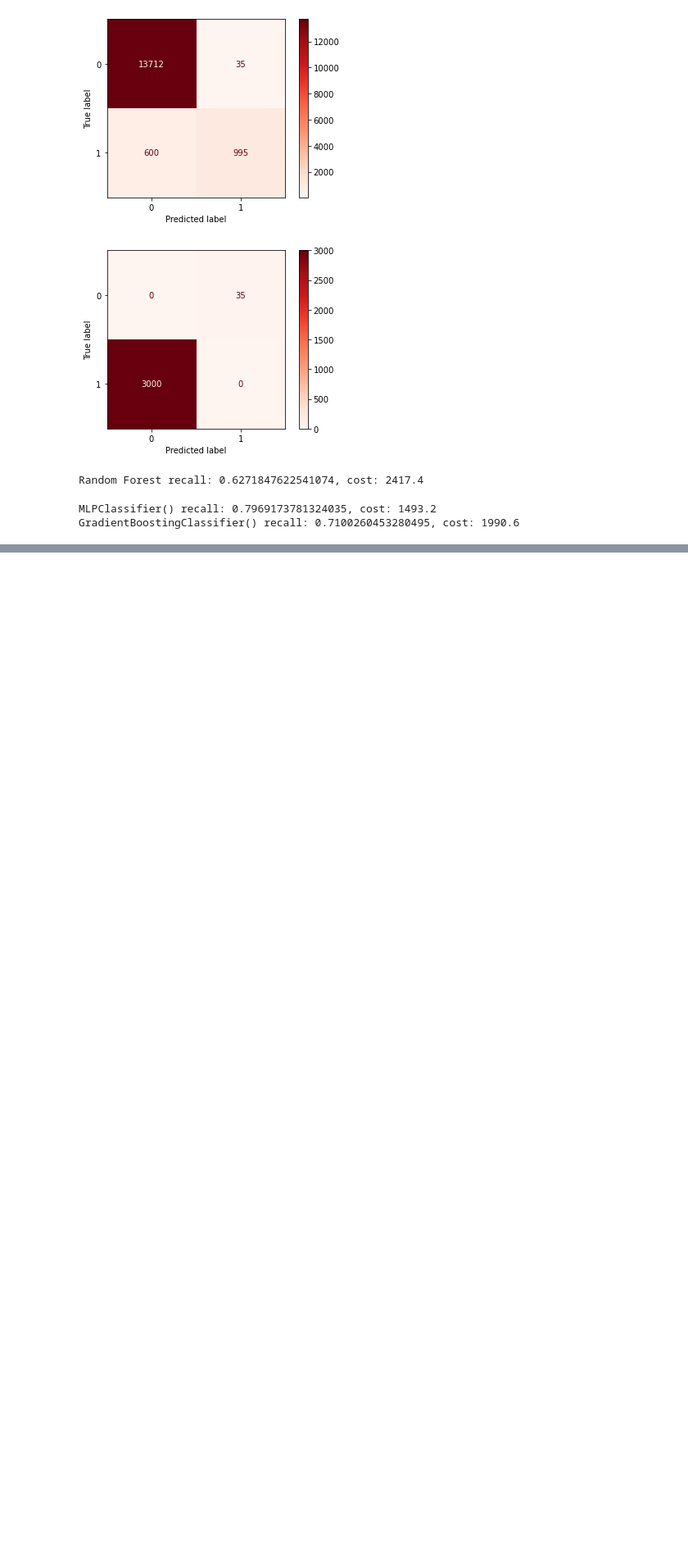
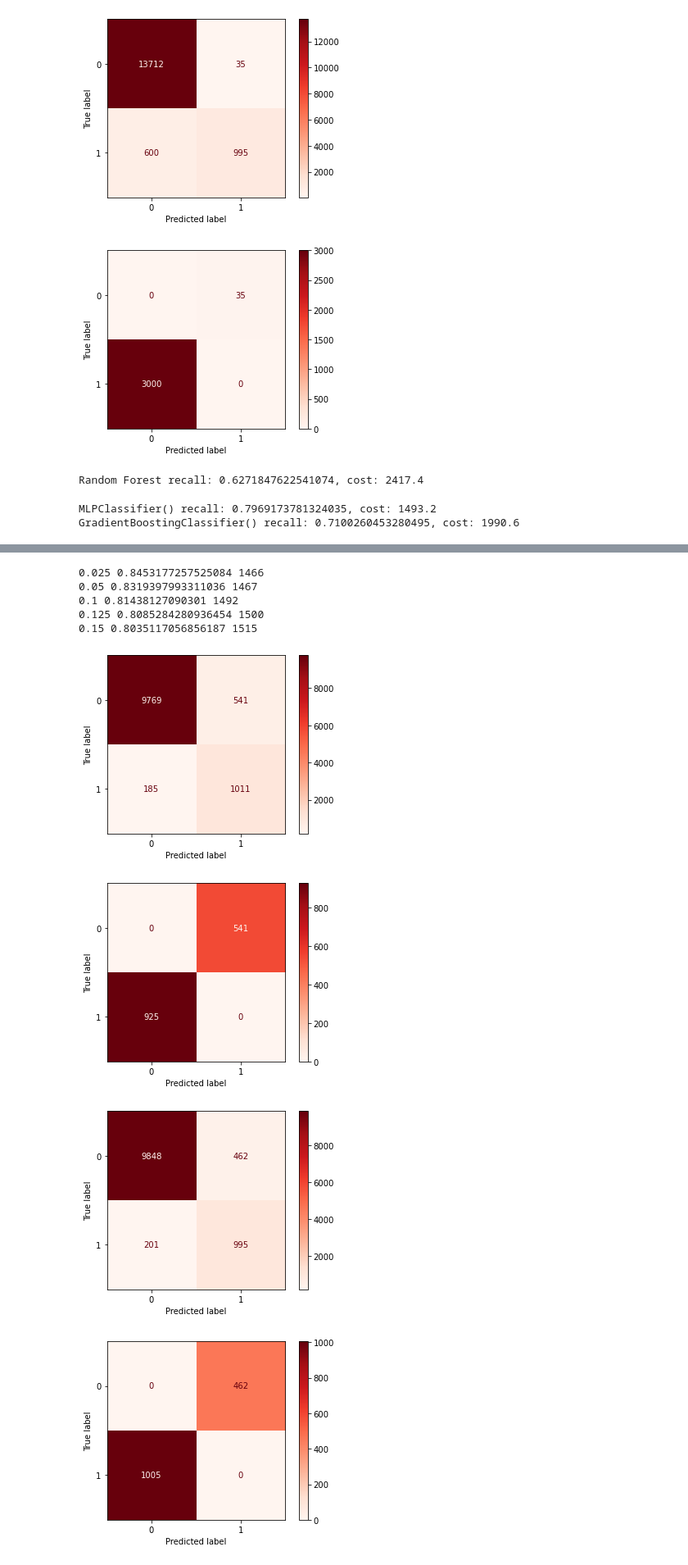
Before and after one commit to WhyVee/food_insecurity, a Jupyter notebook: notebooks/model_nb.ipynb, the cells around one changed output, grey strips where cells are left out. Shown: that part at 82% size. Saved outputs shown, nothing was run; the diff lists cells and outputs as text; code cells hidden in the pictures; blank space fills up the shorter version.

Commit message:
finished model, saved model, added imgs

```diff
--- a/notebooks/model_nb.ipynb
+++ b/notebooks/model_nb.ipynb
@@ -71,7 +70,7 @@ GradientBoostingClassifier() 0.9987460815047022
 # %%
 X_dum = pd.get_dummies(data=X, columns=X.columns)
-X_sub, X_test, y_sub, y_test = train_test_split(X_dum, y, random_state=1234, stratify=y)
-X_train, X_val, y_train, y_val = train_test_split(X_sub, y_sub, random_state=1234, stratify=y_sub)
+X_train, X_test, y_train, y_test = train_test_split(X_dum, y, random_state=1234, stratify=y)
+X_sub, X_val, y_sub, y_val = train_test_split(X_train, y_train, random_state=1234, stratify=y_train)
 # %%
 #Recall fell significantly. We appear to have removed all data leakage
 rfc = RandomForestClassifier()
@@ -187,23 +186,35 @@ y_prob = rfc.predict_proba(X_val)
+# %%
+mlp_final = MLPClassifier()
+mlp_final.fit(X_sub, y_sub)
+y_prob = mlp_final.predict_proba(X_val)
 # %%
-thresholds = [.1, .25, .5, .75, .9]
+# started thresholds centered around .5, walked it down to the ideal at 0.025
+thresholds = [.025, .05, .1, .125, .15]
+cost_matrix = np.array([[0, 1],
+                        [5, 0]])
 
-for thres in thesholds:
-    y_pred = y_prob >.5
+for thres in thresholds:
+    y_pred = y_prob[:,1] > thres
     y_pred = y_pred.astype(int)
     recall = recall_score(y_val, y_pred)
-    print(recall)
 
-    # plot a confusion matrix to get a better idea of how the model is predicting
+
     conf_matrix = confusion_matrix(y_val, y_pred)
     disp = ConfusionMatrixDisplay(confusion_matrix=conf_matrix)
     disp.plot(cmap='Reds')
 
-    # Create a cost matrix to penalize False Negatives heavily, but also penalize False Positives
-    # Multiply the confusion matrix by the cost matrix to get the cost of the model
-    # We want to maximize recall while also decreasing the cost
-    cost_matrix = np.array([[0, 1],
-                            [5, 0]])
+
     cost_disp = ConfusionMatrixDisplay(confusion_matrix=conf_matrix * cost_matrix)
     cost_disp.plot(cmap='Reds')
     cost = np.sum(conf_matrix * cost_matrix)
-    cost
+    print(thres, recall, cost)
+# %% [output]
+0.025 0.8453177257525084 1466
+0.05 0.8319397993311036 1467
+0.1 0.81438127090301 1492
+0.125 0.8085284280936454 1500
+0.15 0.8035117056856187 1515
+[figure, added]
+[figure, added]
+[figure, added]
+[figure, added]
```
Also changed, not shown: parts of 9 cells of this notebook, 3 other files.
